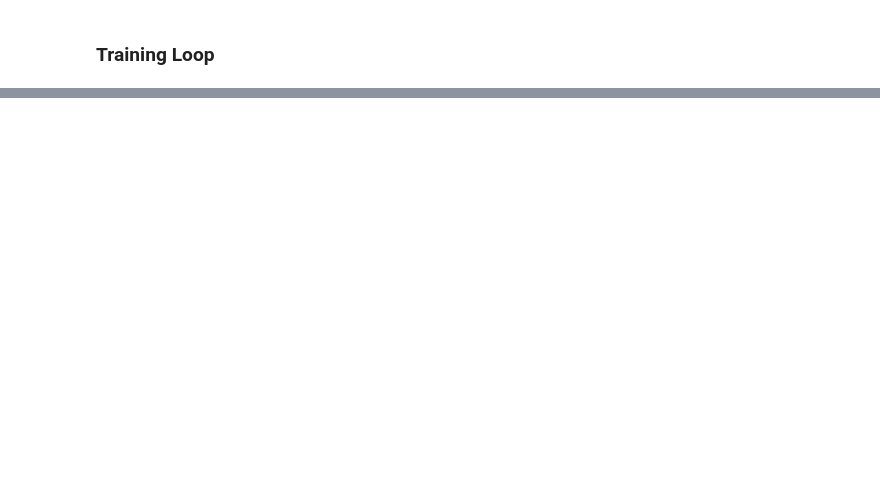
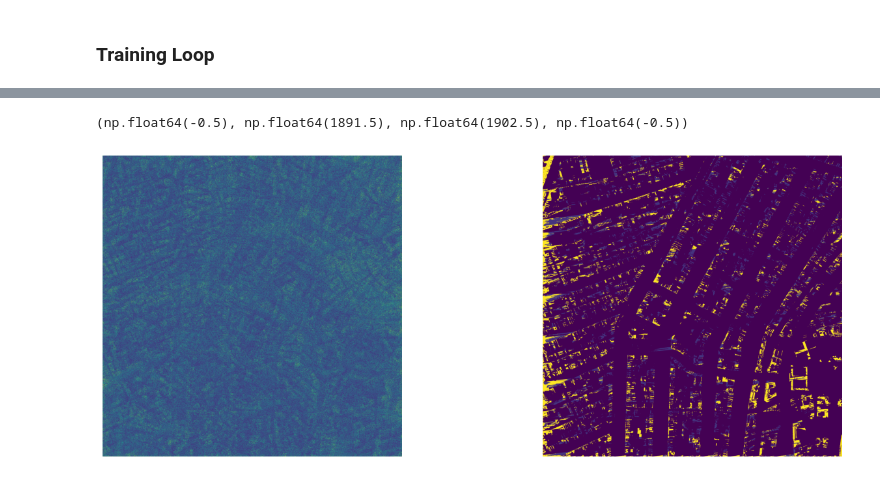
Before and after one commit to lucjonker/Shady_Shenanigans, a Jupyter notebook: notebooks/model_training.ipynb, the cells around one changed output, grey strips where cells are left out. Drawn from its saved outputs; the diff is of its cells as text; code cells hidden in the pictures; blank space fills up the shorter version.

```diff
--- a/notebooks/model_training.ipynb
+++ b/notebooks/model_training.ipynb
@@ -11,17 +13,25 @@ from src.model import ShadyModel
 ### Define Parameters
 # %%
 # Directory containing training data
-data_dir = "/Users/luc/Geomatics/Thesis/Data"
+TEST_TILE_PATH = "/Users/luc/Geomatics/Thesis/Data/input/271110_Ams/test_tiles/dsms/combined/"
+TEST_SHADE_PATH = "/Users/luc/Geomatics/Thesis/Data/output/tree_shade/"
+CSV_PATH = "/Users/luc/Geomatics/Thesis/ShadyShenanigans/resources/dataset.csv"
+
 # Set Acceleration Device
-device = torch.device("mps:0" if torch.backends.mps.is_available() else "cuda:0" if torch.cuda.is_available() else "cpu")
+device = torch.device("mps:0" if torch.backends.mps.is_available()
+                      else "cuda:0" if torch.cuda.is_available()
+else "cpu")
 print(device)
 # Hyperparameters
-input_size = 0 # What is the resolution of the images?
+tile_size = None
+
+input_size = 0  # What is the resolution of the images?
 epochs = 10
 LAMBDA = 100
 optimizer_learning_rate = 0.0002
 # Todo experiment with not messing with this value? (defined in DCGAN paper apparently)
 optimizer_momentum = 0.5
+# # Todo, how to find how many GPUS are available?
 ngpu = 1
 if device == torch.device("cpu"):
     ngpu = 0
@@ -38,9 +69,9 @@ dataloader = DataLoader(custom_dataset, batch_size=32, shuffle=True)
 # %%
-model = ShadyModel(ngpu, device)
+model = ShadyModel(ngpu, device, tile_size)
 model.setup_models()
 # disc_loss = nn.BCELoss  # bce loss
 # disc_optimizer = optim.Adam(model.parameters(), lr=optimizer_learning_rate, betas=(optimizer_momentum, 0.999))
-gen_optimizer = optim.Adam(model.generator.parameters(), lr=optimizer_learning_rate, betas=(optimizer_momentum, 0.999))
+gen_optimizer = optim.Adam(params=model.generator.parameters(), lr=optimizer_learning_rate, betas=(optimizer_momentum, 0.999))
 # %% [markdown]
 ### Training Loop
 # %%
@@ -63,0 +121,18 @@ mps:0
+# %%
+from matplotlib import pyplot as plt
+final_result_cpu = final_result.cpu().detach()
+final_target_cpu = final_target.cpu().detach()
+
+plt.figure(figsize=(16, 6))
+plt.subplot(1, 2, 1)
+result = final_result_cpu[0]
+plt.imshow(result.squeeze().numpy())
+plt.axis('off')
+
+plt.subplot(1, 2, 2)
+result = final_target_cpu[0]
+plt.imshow(result.squeeze().numpy())
+plt.axis('off')
+# %% [output]
+(np.float64(-0.5), np.float64(1891.5), np.float64(1902.5), np.float64(-0.5))
+[figure, added]
```
Also changed, not shown: parts of 3 cells of this notebook, 4 other files.
